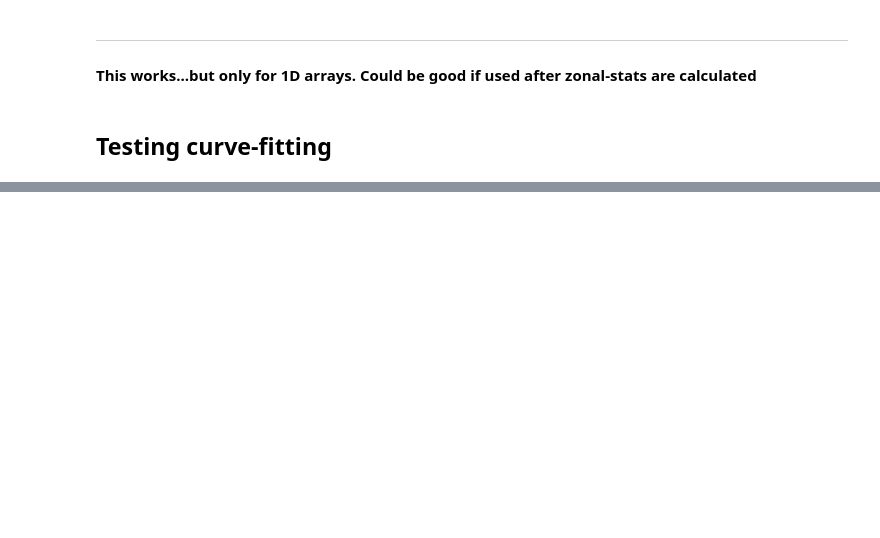
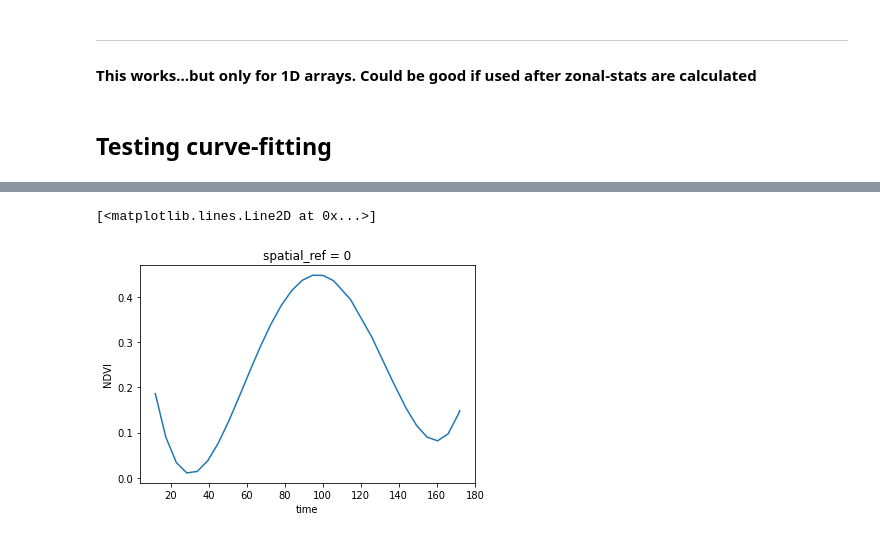
Before and after one commit to fivejjs/deafrica-sandbox-notebooks, a Jupyter notebook: crop_mask/test_phenology.ipynb, the cells around one changed output, grey strips where cells are left out. Drawn from its saved outputs; the diff is of its cells as text; code cells hidden in the pictures; blank space fills up the shorter version.

```diff
--- a/crop_mask/test_phenology.ipynb
+++ b/crop_mask/test_phenology.ipynb
@@ -315,0 +339,5 @@ xr.apply_ufunc(
+# %%
+pfit.mean(['x','y']).plot()
+# %% [output]
+[<matplotlib.lines.Line2D at 0x...>]
+[figure, added]
```
Also changed, not shown: parts of 16 cells of this notebook, 1 other file.
